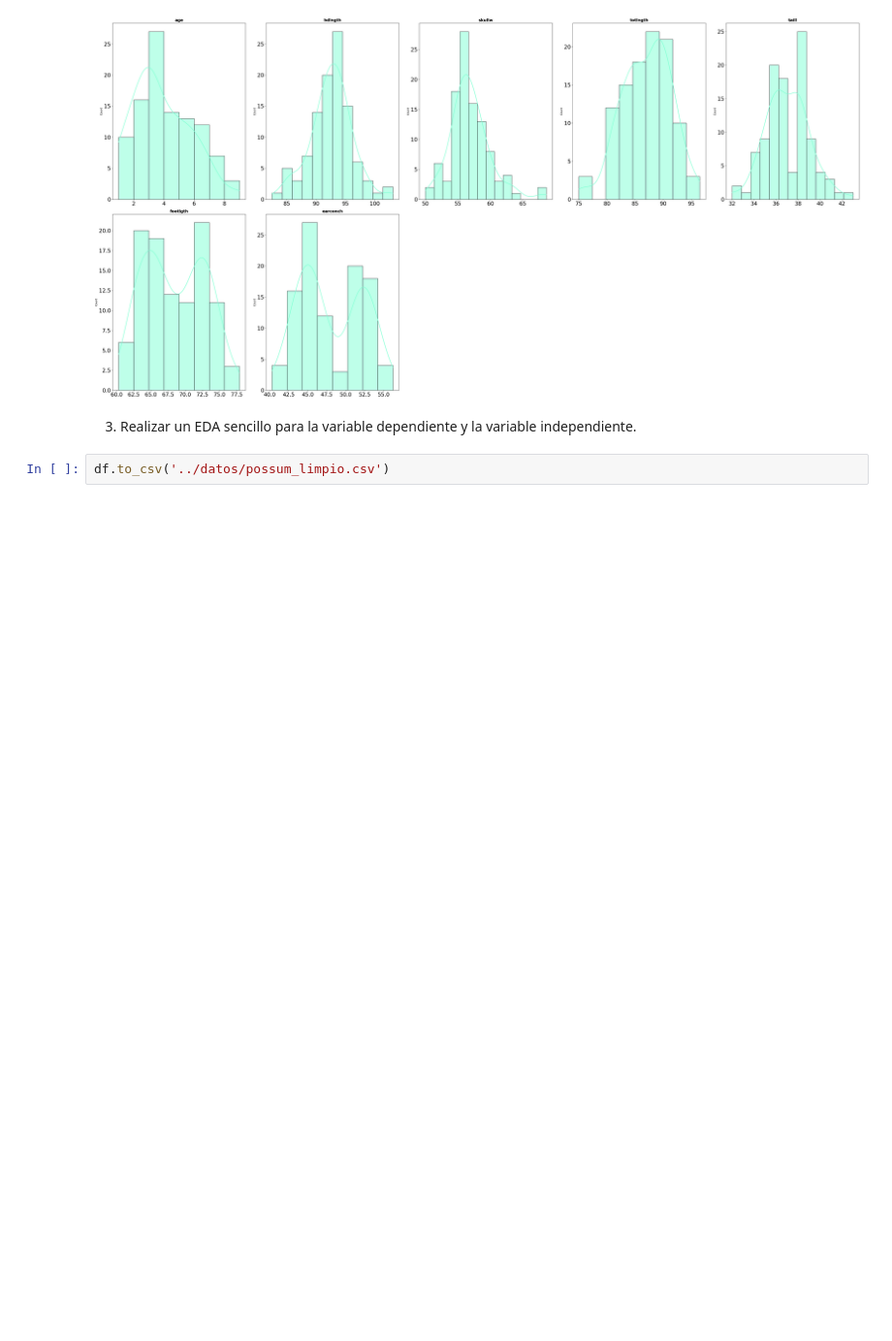
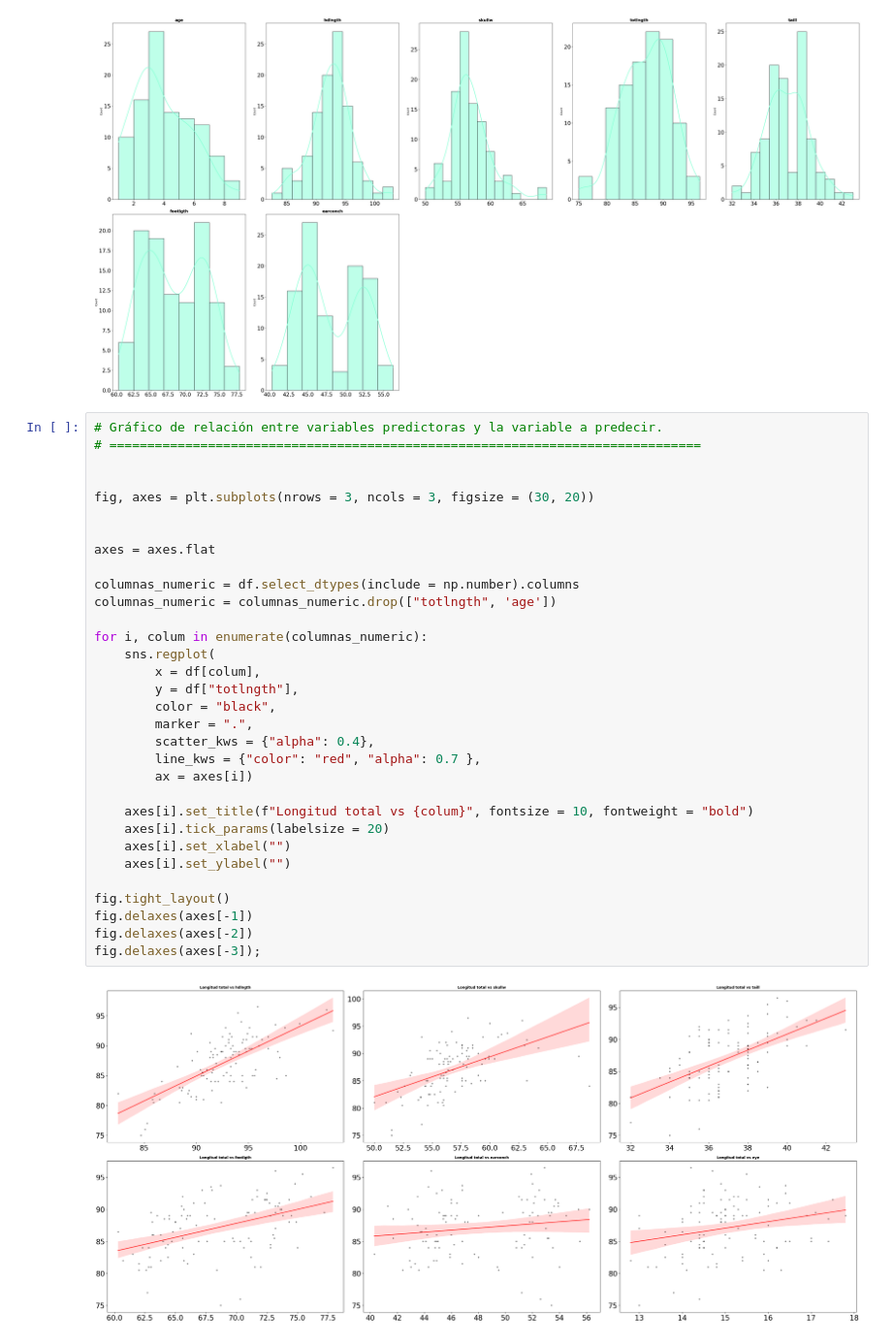
Before and after one commit to Adalab/-DA-promo-b-modulo-3-sprint-1-Maria-Ana, a Jupyter notebook: pair-programming-1-IntroML/pair-programming-1-IntroML.ipynb, the cells around one changed output. Shown: that part at 97% size. Saved outputs shown, nothing was run; the diff lists cells and outputs as text; blank space fills up the shorter version.

```diff
--- a/pair-programming-1-IntroML/pair-programming-1-IntroML.ipynb
+++ b/pair-programming-1-IntroML/pair-programming-1-IntroML.ipynb
@@ -181,7 +184,37 @@ fig.delaxes(axes[-2])
 fig.delaxes(axes[-3]);
 # %% [output]
 [figure]
-# %% [markdown]
-3. Realizar un EDA sencillo para la variable dependiente y la variable independiente.
-# %%
-df.to_csv('../datos/possum_limpio.csv')
+# %%
+# Gráfico de relación entre variables predictoras y la variable a predecir.
+# ==============================================================================
+
+
+fig, axes = plt.subplots(nrows = 3, ncols = 3, figsize = (30, 20))
+
+
+axes = axes.flat
+
+columnas_numeric = df.select_dtypes(include = np.number).columns
+columnas_numeric = columnas_numeric.drop(["totlngth", 'age'])
+
+for i, colum in enumerate(columnas_numeric):
+    sns.regplot(
+        x = df[colum],
+        y = df["totlngth"],
+        color = "black",
+        marker = ".",
+        scatter_kws = {"alpha": 0.4},
+        line_kws = {"color": "red", "alpha": 0.7 },
+        ax = axes[i])
+
+    axes[i].set_title(f"Longitud total vs {colum}", fontsize = 10, fontweight = "bold")
+    axes[i].tick_params(labelsize = 20)
+    axes[i].set_xlabel("")
+    axes[i].set_ylabel("")
+
+fig.tight_layout()
+fig.delaxes(axes[-1])
+fig.delaxes(axes[-2])
+fig.delaxes(axes[-3]);
+# %% [output]
+[figure, added]
```
Also changed, not shown: parts of 8 cells of this notebook.
